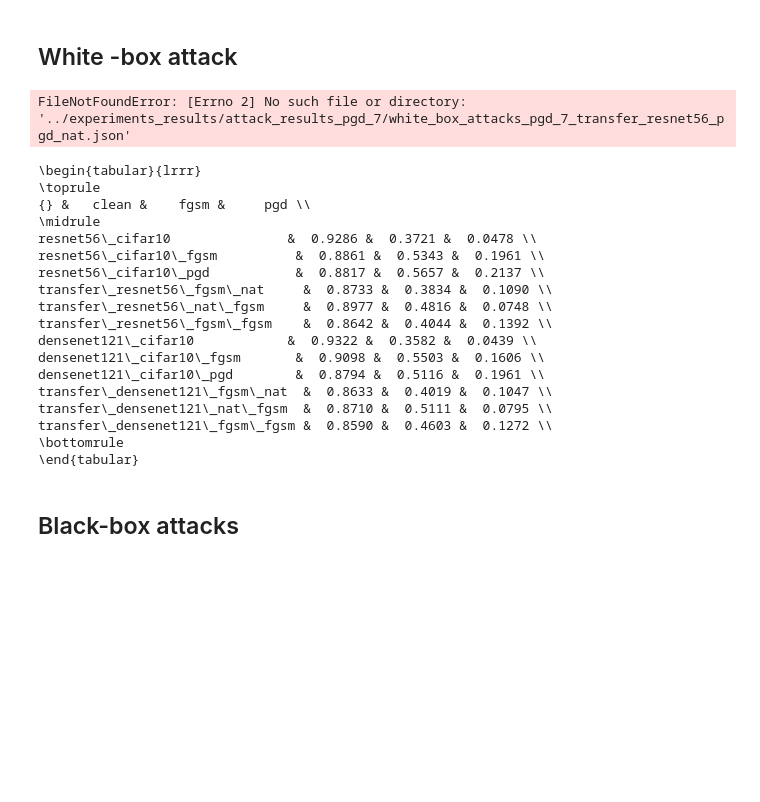
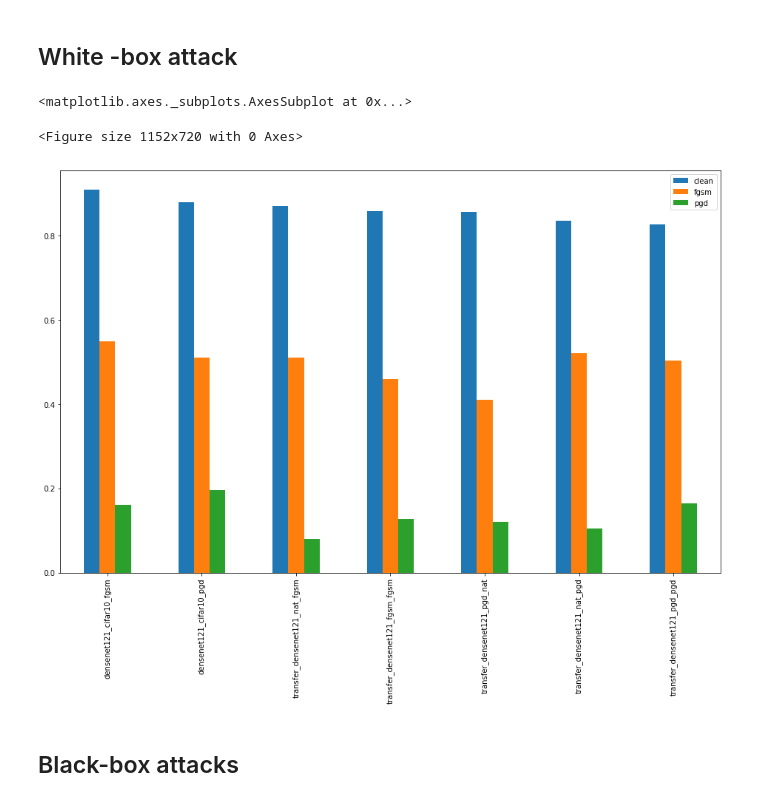
Before and after one commit to nanton96/An-Empirical-Evaluation-of-Adversarial-Robustness-under-Transfer-Learning, a Jupyter notebook: notebooks/Attack Results - Stathi don' modify that .ipynb, the cells around one changed output. Saved outputs shown, nothing was run; the diff lists cells and outputs as text; code cells hidden in the pictures; blank space fills up the shorter version.

Commit message:
Experiments done

```diff
--- a/notebooks/Attack Results - Stathi don' modify that .ipynb
+++ b/notebooks/Attack Results - Stathi don' modify that .ipynb
@@ -9,29 +9,30 @@ import pandas as pd
 
 
 nets = {
-        'resnet56_cifar10': 'cifar10',
-        'resnet56_cifar10_fgsm': 'cifar10',
-        'resnet56_cifar10_pgd': 'cifar10',
+#         'resnet56_cifar10': 'cifar10',
+#         'resnet56_cifar10_fgsm': 'cifar10',
+#         'resnet56_cifar10_pgd': 'cifar10',
 
-        'transfer_resnet56_fgsm_nat': 'cifar10',
-        'transfer_resnet56_nat_fgsm': 'cifar10',
-        'transfer_resnet56_fgsm_fgsm': 'cifar10',
+# #         'transfer_resnet56_fgsm_nat': 'cifar10',
+#         'transfer_resnet56_nat_fgsm': 'cifar10',
+#         'transfer_resnet56_fgsm_fgsm': 'cifar10',
+#         'transfer_resnet56_nat_nat': 'cifar10',
 
-        'densenet121_cifar10': 'cifar10',
+#         'densenet121_cifar10': 'cifar10',
         'densenet121_cifar10_fgsm': 'cifar10',
         'densenet121_cifar10_pgd': 'cifar10',
 
 
 
 
-        'transfer_densenet121_fgsm_nat': 'cifar10',
+#         'transfer_densenet121_fgsm_nat': 'cifar10',
         'transfer_densenet121_nat_fgsm' : 'cifar10',
         'transfer_densenet121_fgsm_fgsm' : 'cifar10',
+#         'transfer_densenet121_nat_nat': 'cifar10',
 
-
-        'transfer_resnet56_pgd_nat': 'cifar10',
-        'transfer_resnet56_nat_pgd': 'cifar10',
-        'transfer_resnet56_pgd_pgd': 'cifar10',
+#         'transfer_resnet56_pgd_nat': 'cifar10',
+#         'transfer_resnet56_nat_pgd': 'cifar10',
+#         'transfer_resnet56_pgd_pgd': 'cifar10',
 
 
         'transfer_densenet121_pgd_nat': 'cifar10',
@@ -39,7 +40,7 @@ nets = {
         'transfer_densenet121_pgd_pgd' : 'cifar10',
 
 
-# #         'resnet56_cifar100': 'cifar100',
+#         'resnet56_cifar100': 'cifar100',
 #         'resnet56_cifar100_fgsm': 'cifar100',
 #         'resnet56_cifar100_pgd': 'cifar100',
 
@@ -59,8 +60,6 @@ for net,data in nets.items():
     model_path = '../experiments_results/attack_results_pgd_7/white_box_attacks_pgd_7_'+net+'.json'
     with open(model_path,'r+') as json_data:
         attack_results[net] = json.load(json_data)
-# %% [output]
-FileNotFoundError: [Errno 2] No such file or directory: '../experiments_results/attack_results_pgd_7/white_box_attacks_pgd_7_transfer_resnet56_pgd_nat.json'
 # %%
 data_table = {}
 for name,dic in attack_results.items():
@@ -77,26 +76,15 @@ for name,dic in attack_results.items():
 # %%
 a = pd.DataFrame.from_dict(data_table).transpose()
 a.columns= ['clean','fgsm','pgd']
-print(a.to_latex())
+# print(a.to_latex())
+a=a.sort_values('clean',ascending = False)
-# %% [output]
-\begin{tabular}{lrrr}
-\toprule
-{} &   clean &    fgsm &     pgd \\
-\midrule
-resnet56\_cifar10               &  0.9286 &  0.3721 &  0.0478 \\
-resnet56\_cifar10\_fgsm          &  0.8861 &  0.5343 &  0.1961 \\
-resnet56\_cifar10\_pgd           &  0.8817 &  0.5657 &  0.2137 \\
-transfer\_resnet56\_fgsm\_nat     &  0.8733 &  0.3834 &  0.1090 \\
-transfer\_resnet56\_nat\_fgsm     &  0.8977 &  0.4816 &  0.0748 \\
-transfer\_resnet56\_fgsm\_fgsm    &  0.8642 &  0.4044 &  0.1392 \\
-densenet121\_cifar10            &  0.9322 &  0.3582 &  0.0439 \\
-densenet121\_cifar10\_fgsm       &  0.9098 &  0.5503 &  0.1606 \\
-densenet121\_cifar10\_pgd        &  0.8794 &  0.5116 &  0.1961 \\
-transfer\_densenet121\_fgsm\_nat  &  0.8633 &  0.4019 &  0.1047 \\
-transfer\_densenet121\_nat\_fgsm  &  0.8710 &  0.5111 &  0.0795 \\
-transfer\_densenet121\_fgsm\_fgsm &  0.8590 &  0.4603 &  0.1272 \\
-\bottomrule
-\end{tabular}
+# %%
+plt.figure(figsize=(16,10))
+a.plot(figsize=(16,10), kind='bar')
+# %% [output]
+<matplotlib.axes._subplots.AxesSubplot at 0x...>
+<Figure size 1152x720 with 0 Axes>
+[figure, added]
 # %% [markdown]
 ## Black-box attacks
 # %%
```
Also changed, not shown: 2 other files.
